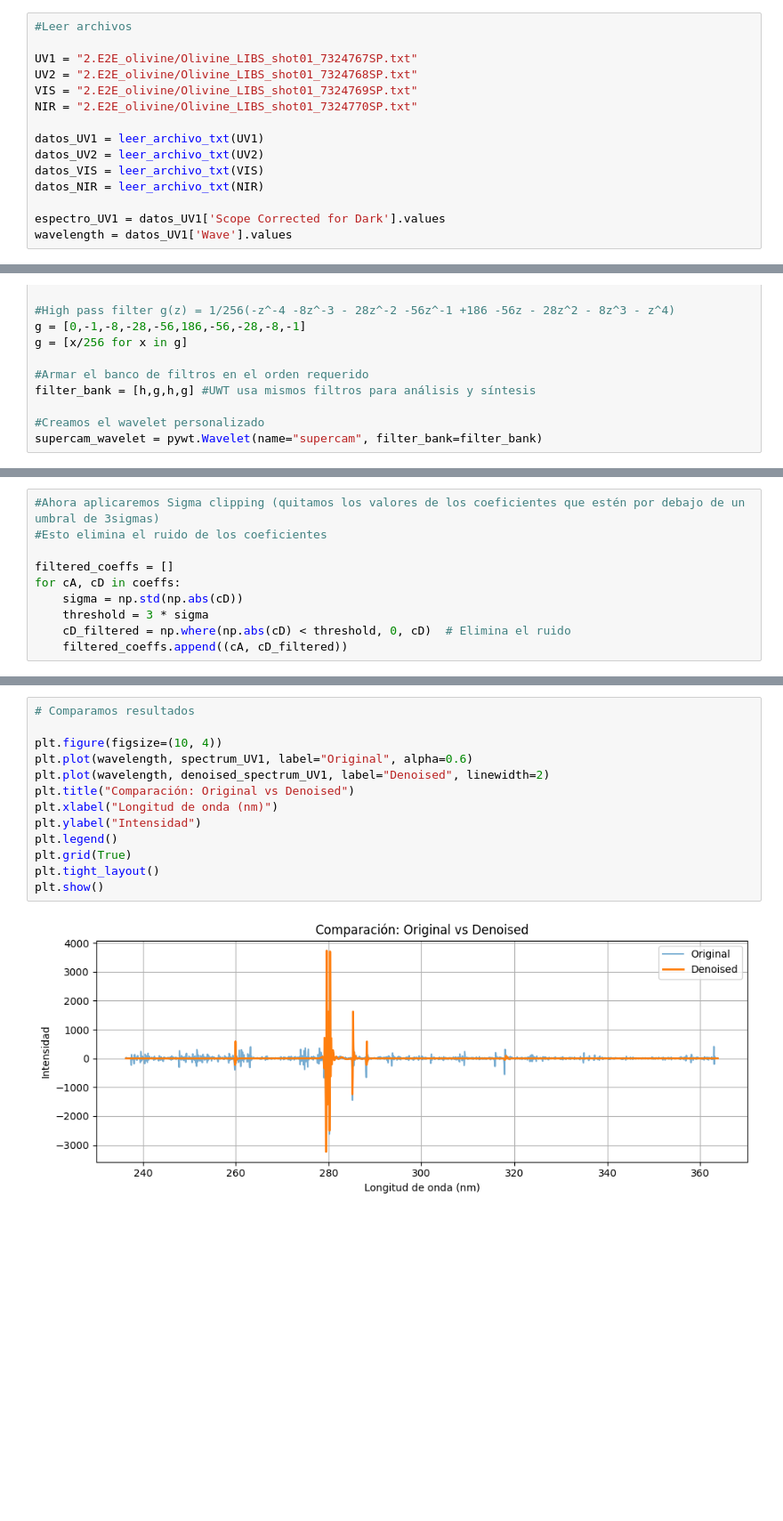
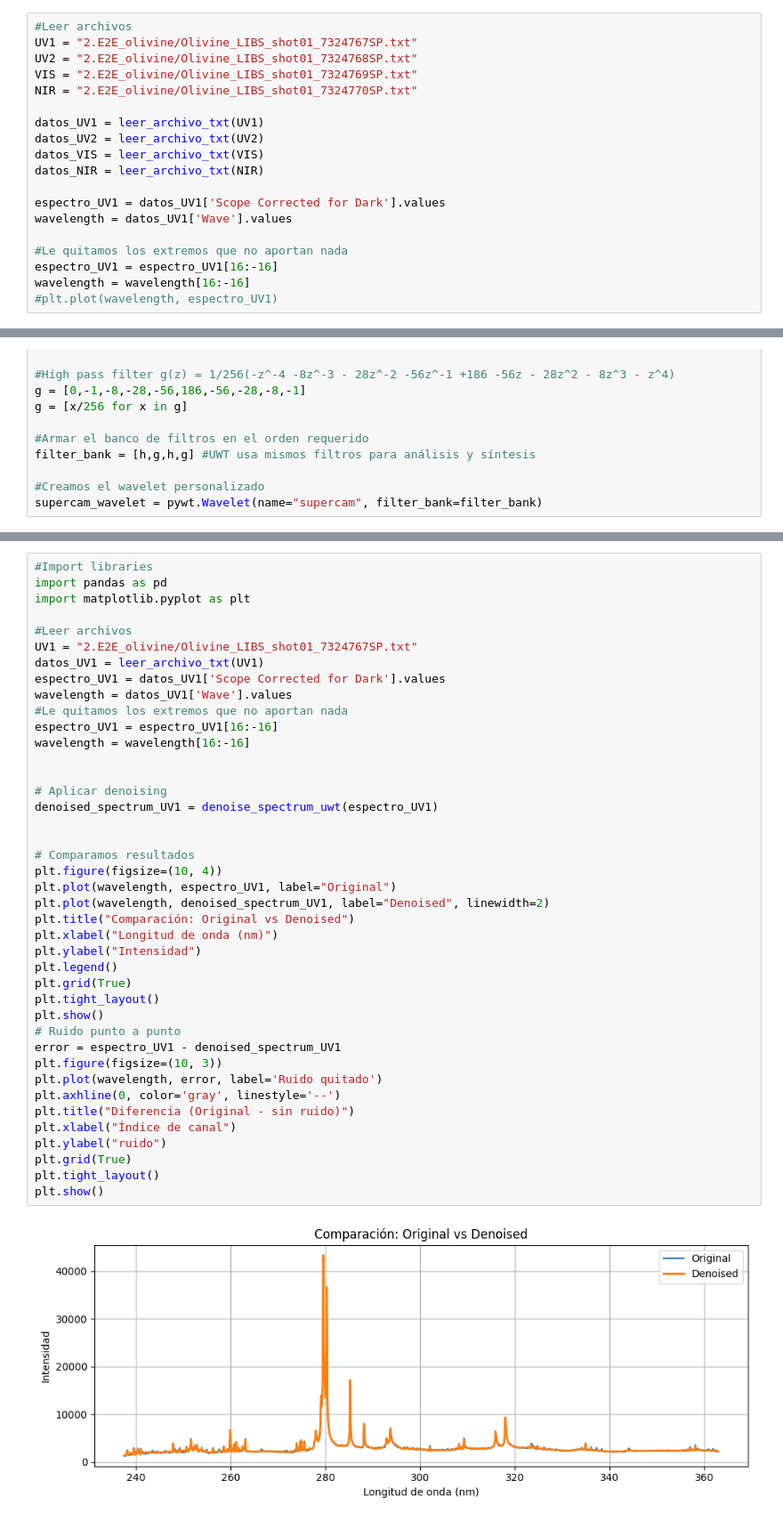
Before and after one commit to elsamoreno/LIBS_QUANTIFICATION_INTA, a Jupyter notebook: denoising_uwt.ipynb, the cells around one changed output, grey strips where cells are left out. Shown at 89% size. Saved outputs shown, nothing was run; the diff lists cells and outputs as text; blank space fills up the shorter version.

```diff
--- a/denoising_uwt.ipynb
+++ b/denoising_uwt.ipynb
@@ -20,6 +46,5 @@ def leer_archivo_txt(nombre_archivo, saltar_lineas=5, delimitador=';'):
 # %%
 #Leer archivos
-
 UV1 = "2.E2E_olivine/Olivine_LIBS_shot01_7324767SP.txt"
 UV2 = "2.E2E_olivine/Olivine_LIBS_shot01_7324768SP.txt"
 VIS = "2.E2E_olivine/Olivine_LIBS_shot01_7324769SP.txt"
@@ -32,3 +57,8 @@ datos_NIR = leer_archivo_txt(NIR)
 
 espectro_UV1 = datos_UV1['Scope Corrected for Dark'].values
 wavelength = datos_UV1['Wave'].values
+
+#Le quitamos los extremos que no aportan nada
+espectro_UV1 = espectro_UV1[16:-16]
+wavelength = wavelength[16:-16]
+#plt.plot(wavelength, espectro_UV1)
@@ -83,10 +174,0 @@ plt.tight_layout()
-# %%
-#Ahora aplicaremos Sigma clipping (quitamos los valores de los coeficientes que estén por debajo de un umbral de 3sigmas)
-#Esto elimina el ruido de los coeficientes
-
-filtered_coeffs = []
-for cA, cD in coeffs:
-    sigma = np.std(np.abs(cD))
-    threshold = 3 * sigma
-    cD_filtered = np.where(np.abs(cD) < threshold, 0, cD)  # Elimina el ruido
-    filtered_coeffs.append((cA, cD_filtered))
@@ -97,15 +371,43 @@ spectrum_UV1 = pywt.iswt(coeffs, supercam_wavelet)
 # %%
+#Import libraries
+import pandas as pd
+import matplotlib.pyplot as plt
+
+#Leer archivos
+UV1 = "2.E2E_olivine/Olivine_LIBS_shot01_7324767SP.txt"
+datos_UV1 = leer_archivo_txt(UV1)
+espectro_UV1 = datos_UV1['Scope Corrected for Dark'].values
+wavelength = datos_UV1['Wave'].values
+#Le quitamos los extremos que no aportan nada
+espectro_UV1 = espectro_UV1[16:-16]
+wavelength = wavelength[16:-16]
+
+
+# Aplicar denoising
+denoised_spectrum_UV1 = denoise_spectrum_uwt(espectro_UV1)
+
+
 # Comparamos resultados
-
 plt.figure(figsize=(10, 4))
-plt.plot(wavelength, spectrum_UV1, label="Original", alpha=0.6)
+plt.plot(wavelength, espectro_UV1, label="Original")
 plt.plot(wavelength, denoised_spectrum_UV1, label="Denoised", linewidth=2)
 plt.title("Comparación: Original vs Denoised")
 plt.xlabel("Longitud de onda (nm)")
 plt.ylabel("Intensidad")
 plt.legend()
 plt.grid(True)
 plt.tight_layout()
 plt.show()
+# Ruido punto a punto
+error = espectro_UV1 - denoised_spectrum_UV1
+plt.figure(figsize=(10, 3))
+plt.plot(wavelength, error, label='Ruido quitado')
+plt.axhline(0, color='gray', linestyle='--')
+plt.title("Diferencia (Original - sin ruido)")
+plt.xlabel("Índice de canal")
+plt.ylabel("ruido")
+plt.grid(True)
+plt.tight_layout()
+plt.show()
 # %% [output]
-[figure, old version]
+[figure, new version]
```
Also changed, not shown: parts of 21 cells of this notebook, 1 other file.
